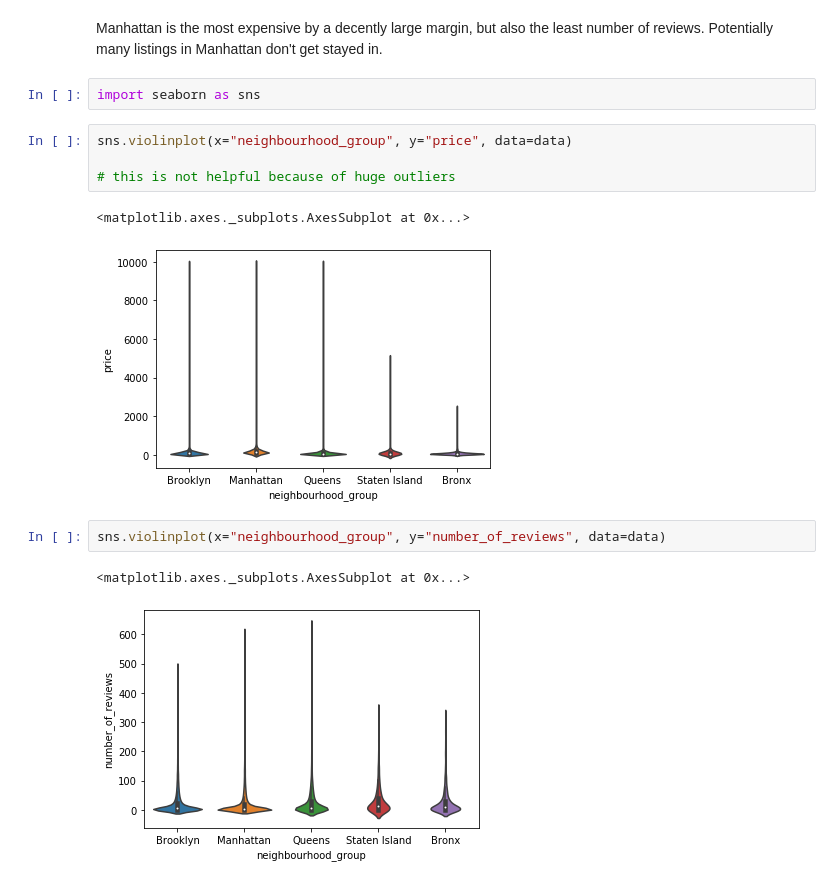
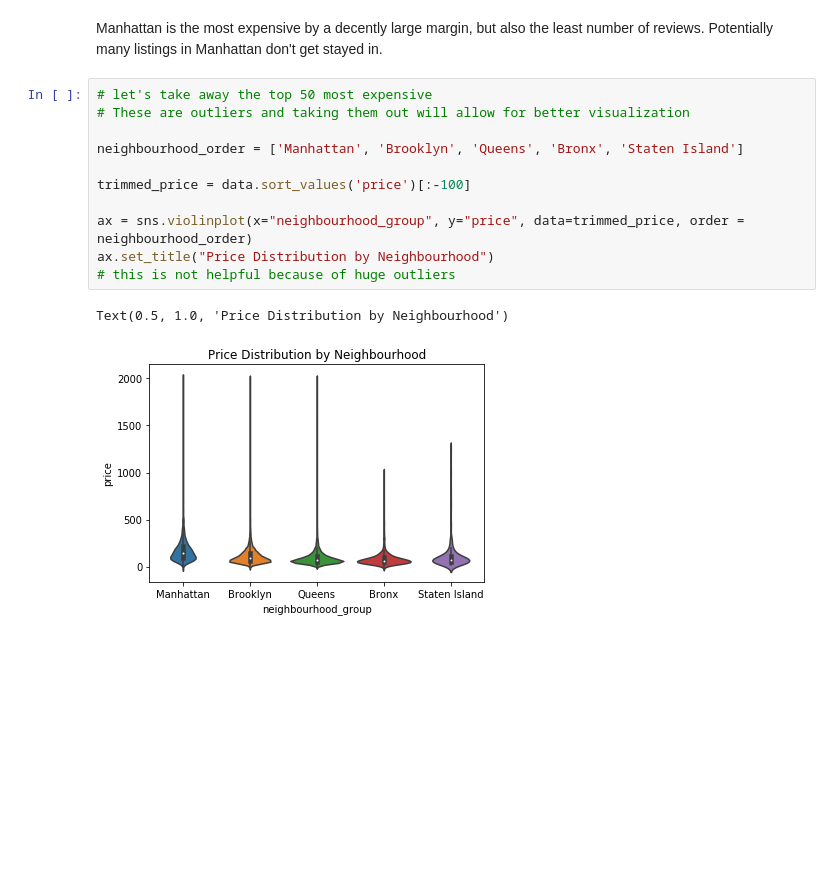
Before and after one commit to dluo9/airbnb-analysis, a Jupyter notebook: Airbnb NYC Analysis.ipynb, the cells around one changed output. Saved outputs shown, nothing was run; the diff lists cells and outputs as text; blank space fills up the shorter version.

```diff
--- a/Airbnb NYC Analysis.ipynb
+++ b/Airbnb NYC Analysis.ipynb
@@ -245,17 +249,17 @@ data.groupby('neighbourhood_group').count()
 | Staten Island | 373 | 373 | 373 | 373 | 373 | 373 | 373 | 373 | ... |
 # %% [markdown]
 Manhattan is the most expensive by a decently large margin, but also the least number of reviews. Potentially many listings in Manhattan don't get stayed in.
-# %%
-import seaborn as sns
-# %%
-sns.violinplot(x="neighbourhood_group", y="price", data=data)
-
-# this is not helpful because of huge outliers
-# %% [output]
-<matplotlib.axes._subplots.AxesSubplot at 0x...>
-[figure, removed]
-# %%
-sns.violinplot(x="neighbourhood_group", y="number_of_reviews", data=data)
-# %% [output]
-<matplotlib.axes._subplots.AxesSubplot at 0x...>
-[figure, removed]
+# %%
+# let's take away the top 50 most expensive
+# These are outliers and taking them out will allow for better visualization
+
+neighbourhood_order = ['Manhattan', 'Brooklyn', 'Queens', 'Bronx', 'Staten Island']
+
+trimmed_price = data.sort_values('price')[:-100]
+
+ax = sns.violinplot(x="neighbourhood_group", y="price", data=trimmed_price, order = neighbourhood_order)
+ax.set_title("Price Distribution by Neighbourhood")
+# this is not helpful because of huge outliers
+# %% [output]
+Text(0.5, 1.0, 'Price Distribution by Neighbourhood')
+[figure, added]
```
Also changed, not shown: parts of 42 cells of this notebook.
